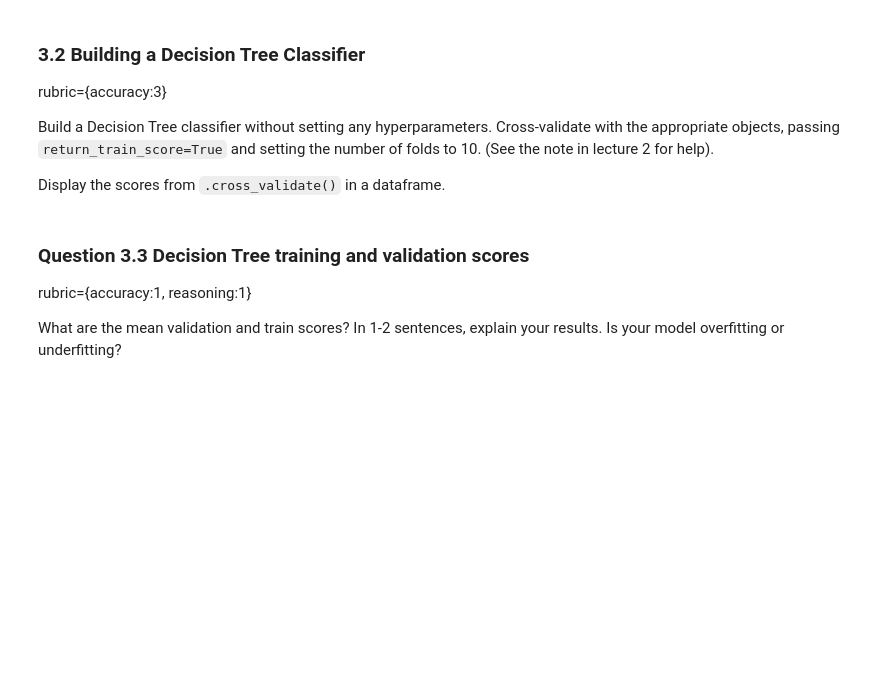
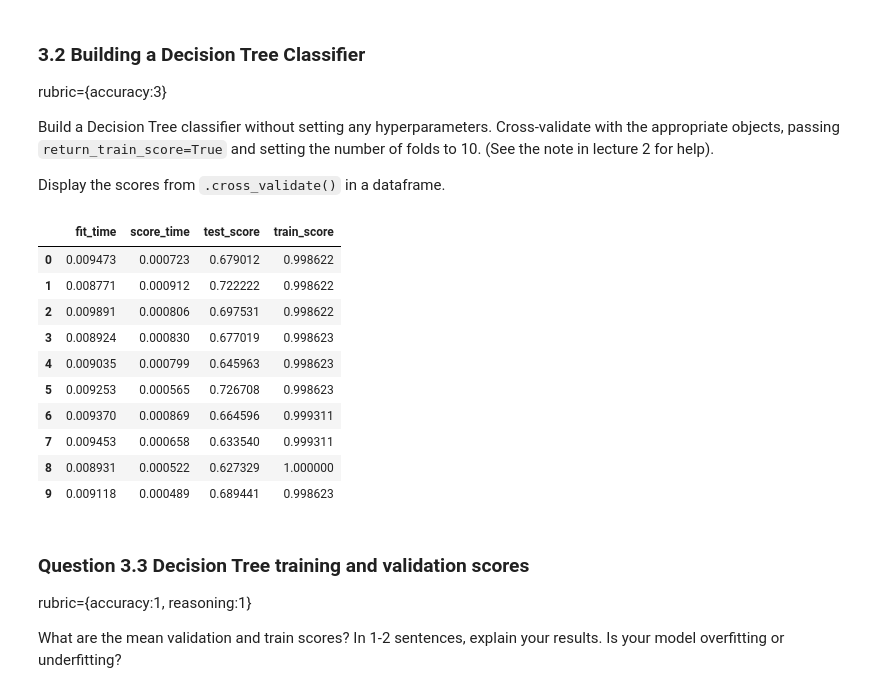
Before and after one commit to Aizenz/BAIT509assignments, a Jupyter notebook: assignment1/assignment1.ipynb, the cells around one changed output. Drawn from its saved outputs; the diff is of its cells as text; code cells hidden in the pictures; blank space fills up the shorter version.

```diff
--- a/assignment1/assignment1.ipynb
+++ b/assignment1/assignment1.ipynb
@@ -304,3 +338,22 @@ dt_cv_scores = ...
+# %%
+from sklearn.tree import DecisionTreeClassifier
+from sklearn.model_selection import cross_validate
+dt_model = DecisionTreeClassifier()
+dt_cv_scores = cross_validate(dt_model,X_train,y_train,cv=10,return_train_score=True)
+dt_cv_scores = pd.DataFrame(dt_cv_scores)
+dt_cv_scores
+# %% [output]
+|  | fit_time | score_time | test_score | train_score |
+| 0 | 0.009473 | 0.000723 | 0.679012 | 0.998622 |
+| 1 | 0.008771 | 0.000912 | 0.722222 | 0.998622 |
+| 2 | 0.009891 | 0.000806 | 0.697531 | 0.998622 |
+| 3 | 0.008924 | 0.000830 | 0.677019 | 0.998623 |
+| 4 | 0.009035 | 0.000799 | 0.645963 | 0.998623 |
+| 5 | 0.009253 | 0.000565 | 0.726708 | 0.998623 |
+| 6 | 0.009370 | 0.000869 | 0.664596 | 0.999311 |
+| 7 | 0.009453 | 0.000658 | 0.633540 | 0.999311 |
+| 8 | 0.008931 | 0.000522 | 0.627329 | 1.000000 |
+| 9 | 0.009118 | 0.000489 | 0.689441 | 0.998623 |
 # %% [markdown]
 ### Question 3.3 Decision Tree training and validation scores
 rubric={accuracy:1, reasoning:1}
```
Also changed, not shown: parts of 35 cells of this notebook, 1 other file.
